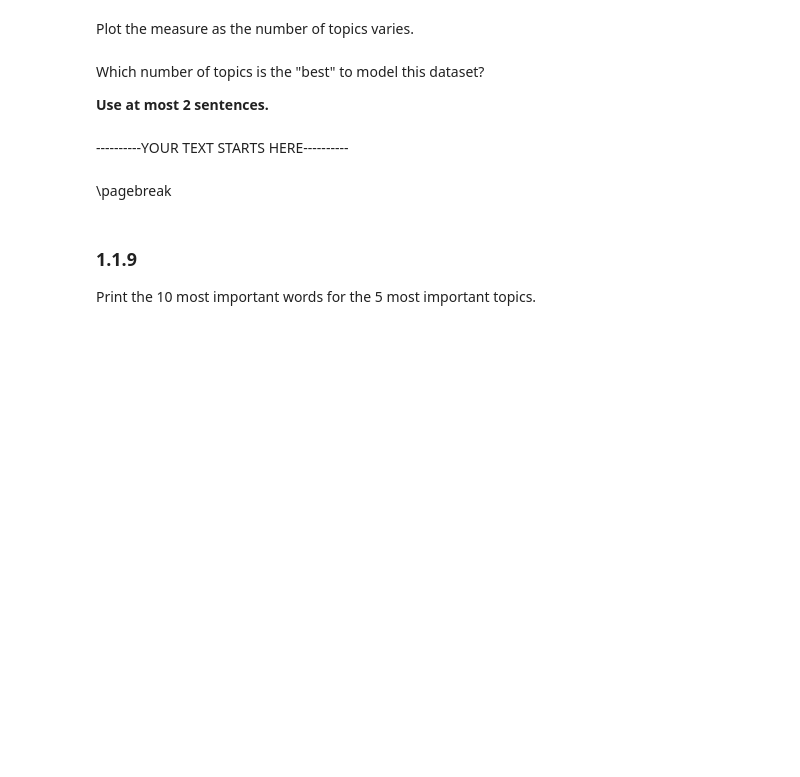
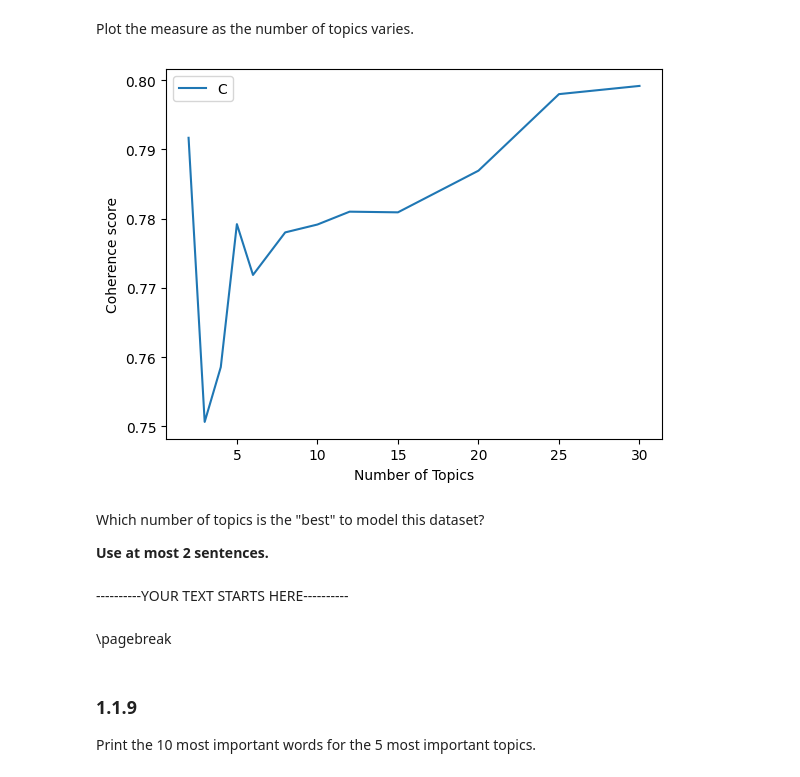
Before and after one commit to Joanna-O-Ben/ADM23_HW1, a Jupyter notebook: HW3/DMT2023_HW3.ipynb, the cells around one changed output. Cells and saved outputs as stored; diff of their text form; code cells hidden in the pictures; blank space fills up the shorter version.

```diff
--- a/HW3/DMT2023_HW3.ipynb
+++ b/HW3/DMT2023_HW3.ipynb
@@ -454,7 +393,7 @@ Build a dictionary of the terms in the documents.
 
 
 
-
+dictionary = corpora.Dictionary(clean_docs)
 
 
 
@@ -497,7 +438,7 @@ Perform a document-term encoding of the dataset.
 #YOUR CODE STARTS HERE#
 
 
-
+doc_term_matrix = [dictionary.doc2bow(doc) for doc in clean_docs]
 
 
 
@@ -539,9 +498,9 @@ Perform Latent Semantic Analysis for at least 5 different numbers of topics.
 # %%
 #YOUR CODE STARTS HERE#
 
+number_of_topics = 5
 
-
-
+lsa_model = LsiModel(doc_term_matrix, num_topics=number_of_topics, id2word = dictionary) # train model
 
 
 
@@ -609,3 +565,26 @@ Plot the measure as the number of topics varies.
+# %%
+#YOUR CODE STARTS HERE#
+
+coherence_values = []
+possible_numbers_of_topics = [2,3,4,5,6,8,10,12,15,20,25,30]
+
+for number_of_topics in possible_numbers_of_topics:
+  # print("LSA for #topics:",number_of_topics)
+  lsa_model = LsiModel(doc_term_matrix, num_topics=number_of_topics, id2word = dictionary) # train model
+
+  coherence_model = CoherenceModel(model=lsa_model, texts=clean_docs, dictionary=dictionary, coherence='c_v')
+  coherence_values.append(coherence_model.get_coherence())
+
+plt.plot(possible_numbers_of_topics, coherence_values)
+plt.xlabel("Number of Topics")
+plt.ylabel("Coherence score")
+plt.legend(("Coherence values"), loc='best')
+plt.show()
+
+#YOUR CODE ENDS HERE#
+#THIS IS LINE 20#
+# %% [output]
+[figure, added]
 # %% [markdown]
 Which number of topics is the "best" to model this dataset?
 
```
Also changed, not shown: parts of 13 cells of this notebook.
